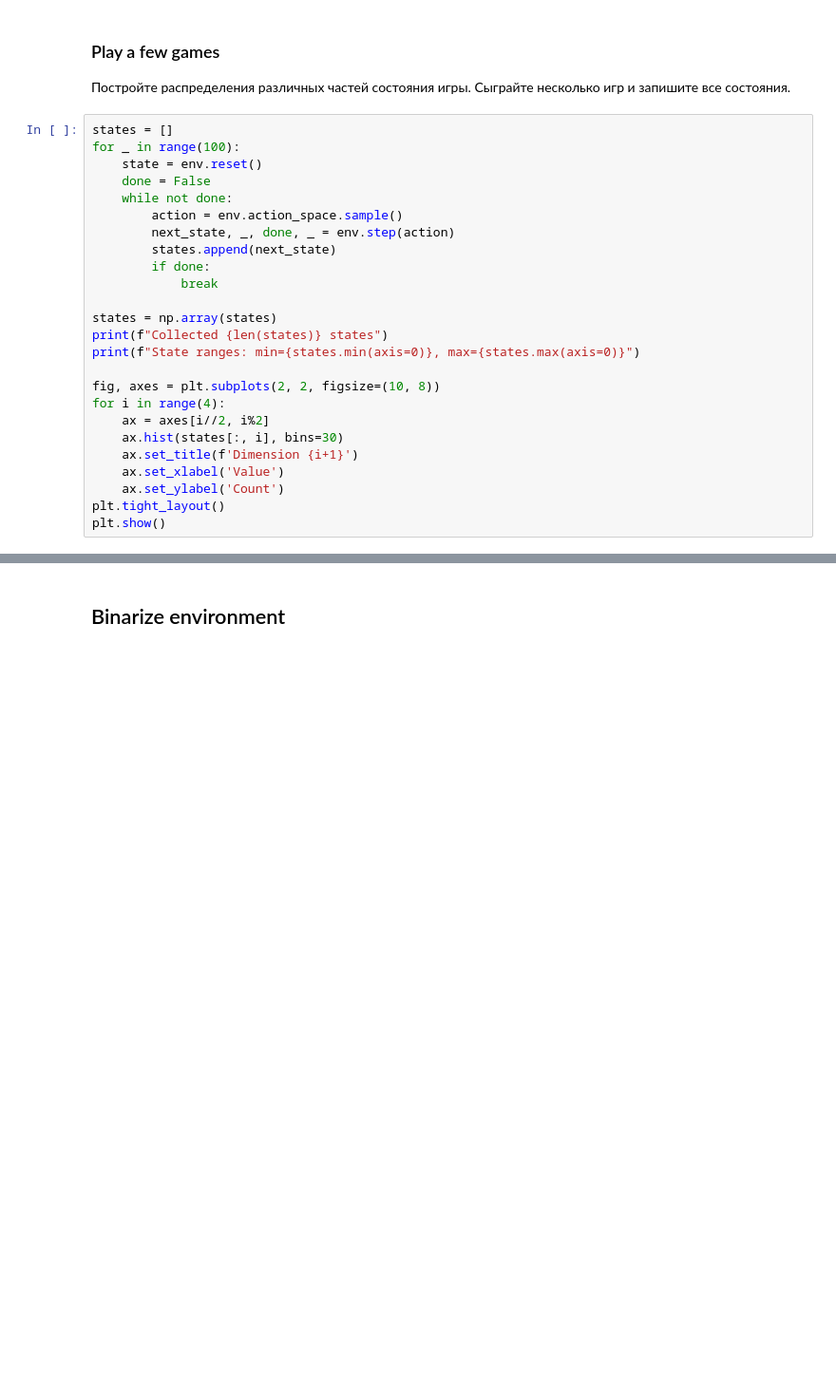
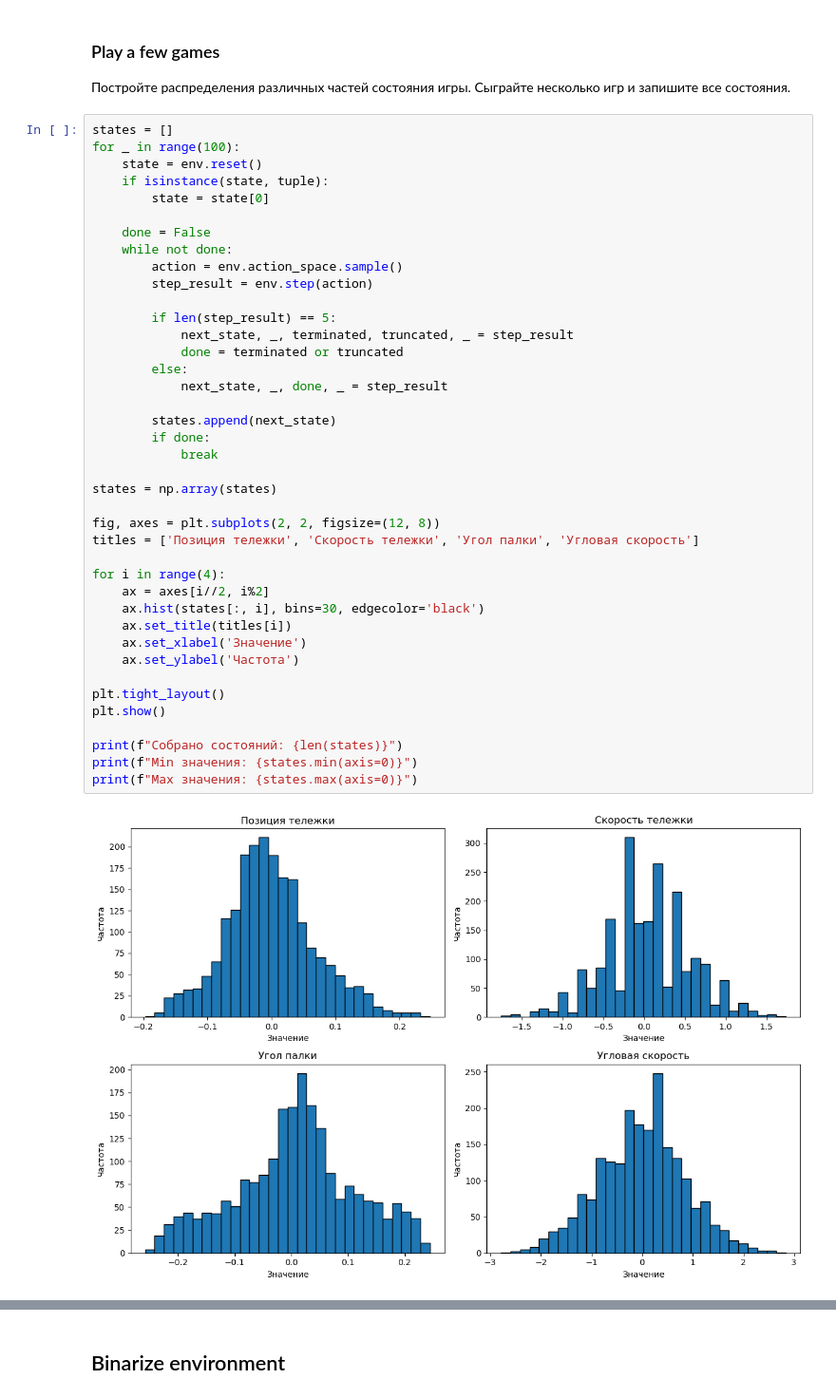
Before and after one commit to nordcross/V-ML-11, a Jupyter notebook: task 10/task_qlearning.ipynb, the cells around one changed output, grey strips where cells are left out. Shown at 95% size. Saved outputs shown, nothing was run; the diff lists cells and outputs as text; blank space fills up the shorter version.

```diff
--- a/task 10/task_qlearning.ipynb
+++ b/task 10/task_qlearning.ipynb
@@ -196,25 +186,42 @@ print("first state:%s" % (env.reset()))
 # %%
 states = []
 for _ in range(100):
     state = env.reset()
+    if isinstance(state, tuple):
+        state = state[0]
+
     done = False
     while not done:
         action = env.action_space.sample()
-        next_state, _, done, _ = env.step(action)
+        step_result = env.step(action)
+
+        if len(step_result) == 5:
+            next_state, _, terminated, truncated, _ = step_result
+            done = terminated or truncated
+        else:
+            next_state, _, done, _ = step_result
+
         states.append(next_state)
         if done:
             break
 
 states = np.array(states)
-print(f"Collected {len(states)} states")
-print(f"State ranges: min={states.min(axis=0)}, max={states.max(axis=0)}")
 
-fig, axes = plt.subplots(2, 2, figsize=(10, 8))
+fig, axes = plt.subplots(2, 2, figsize=(12, 8))
+titles = ['Позиция тележки', 'Скорость тележки', 'Угол палки', 'Угловая скорость']
+
 for i in range(4):
     ax = axes[i//2, i%2]
-    ax.hist(states[:, i], bins=30)
-    ax.set_title(f'Dimension {i+1}')
-    ax.set_xlabel('Value')
-    ax.set_ylabel('Count')
+    ax.hist(states[:, i], bins=30, edgecolor='black')
+    ax.set_title(titles[i])
+    ax.set_xlabel('Значение')
+    ax.set_ylabel('Частота')
+
 plt.tight_layout()
 plt.show()
+
+print(f"Собрано состояний: {len(states)}")
+print(f"Min значения: {states.min(axis=0)}")
+print(f"Max значения: {states.max(axis=0)}")
+# %% [output]
+[figure, added]
```
Also changed, not shown: parts of 12 cells of this notebook.
